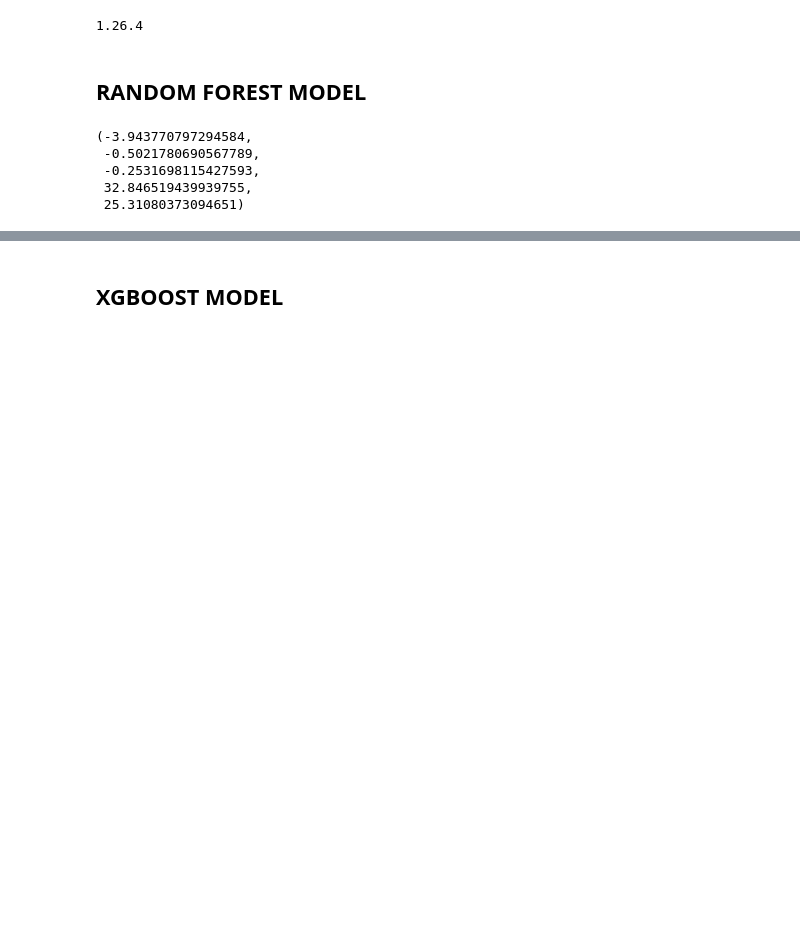
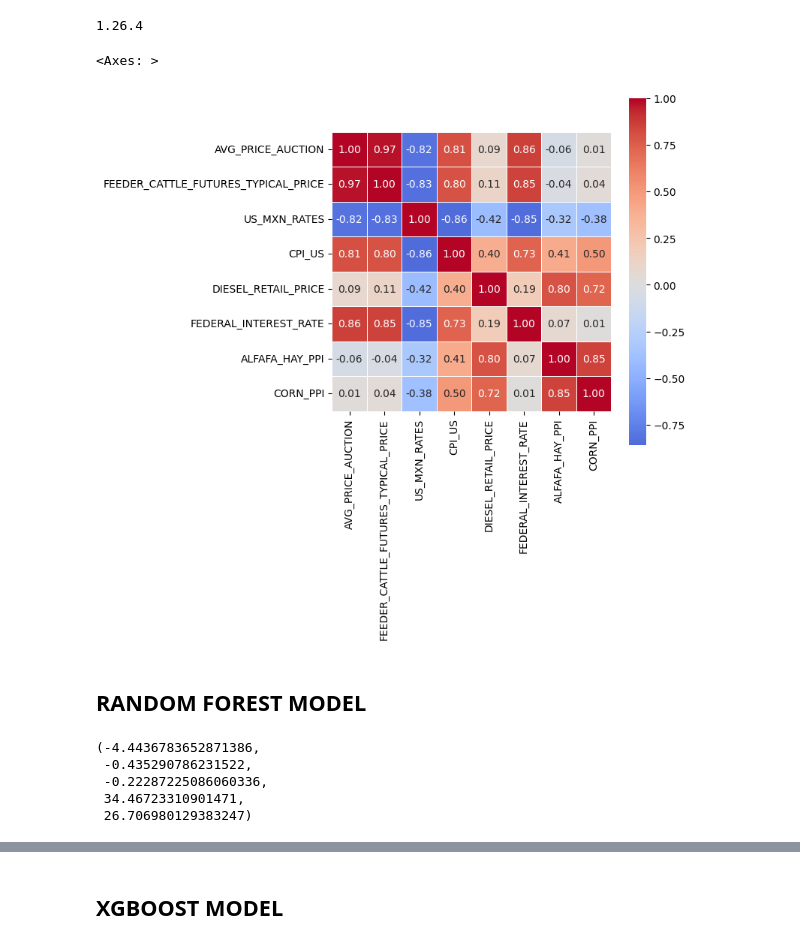
Before and after one commit to JBL168/beef_value_chain_project_spring_2025, a Jupyter notebook: modeling.ipynb, the cells around one changed output, grey strips where cells are left out. Saved outputs shown, nothing was run; the diff lists cells and outputs as text; code cells hidden in the pictures; blank space fills up the shorter version.

```diff
--- a/modeling.ipynb
+++ b/modeling.ipynb
@@ -35,8 +37,19 @@ data['DIESEL_RETAIL_PRICE'] = data['DIESEL_RETAIL_PRICE'] * (base_cpi/data['CPI_
 data['DATE'] = pd.to_datetime(data['DATE'])
 
 # ['avg_price_steers_ML1', 'avg_price_steers_ML1_2', 'avg_price_heifers_ML1', 'avg_price_heifers_ML1_2', 'CPI_US', 'NATIONAL_AUCTION_SALES','NATIONAL_TOTAL_SALES', 'TEXAS_AUCTION_SALES']
-data = data.sort_values('DATE', ignore_index=True).set_index('DATE').drop(['avg_price_steers_ML1', 'avg_price_steers_ML1_2', 'avg_price_heifers_ML1', 'avg_price_heifers_ML1_2', 'NATIONAL_AUCTION_SALES','NATIONAL_TOTAL_SALES', 'TEXAS_AUCTION_SALES'], axis=1)
+# data = data.sort_values('DATE', ignore_index=True).set_index('DATE').drop(['avg_price_steers_ML1', 'avg_price_steers_ML1_2', 'avg_price_heifers_ML1', 'avg_price_heifers_ML1_2', 'NATIONAL_AUCTION_SALES','NATIONAL_TOTAL_SALES', 'TEXAS_AUCTION_SALES', 'CORN_FUTURES_TYPICAL_PRICE', 'DIESEL_RETAIL_PRICE'], axis=1)
+data = data.sort_values('DATE', ignore_index=True).set_index('DATE').drop(['avg_price_steers_ML1', 'avg_price_steers_ML1_2', 'avg_price_heifers_ML1', 'avg_price_heifers_ML1_2', 'NATIONAL_AUCTION_SALES','NATIONAL_TOTAL_SALES', 'TEXAS_AUCTION_SALES', 'CORN_FUTURES_TYPICAL_PRICE'], axis=1)
 # print(data.head())
+# %%
+# CREATE A CORRELATION MATRIX
+correlation_matrix = data.corr()
+
+# CREATE HEATMAP
+plt.figure(figsize=(6,6))
+sns.heatmap(correlation_matrix, annot=True, cmap='coolwarm', center=0, fmt='.2f', square=True, linewidths=0.5)
+# %% [output]
+<Axes: >
+[figure, added]
 # %%
 def print_metrics(X_test, y_test, y_pred): # Helper function to print model metrics
     r2 = r2_score(y_test, y_pred) # R²
@@ -76,9 +89,13 @@ y = data['AVG_PRICE_AUCTION']
 # # SPLIT DATA INTO 80/20 TRAINING TESTING SETS
 # X_train, X_test, y_train, y_test = train_test_split(X, y, test_size=0.2, random_state=42)
 
-train_size = int(len(data) * 0.8)
+train_size = int(len(data.index) * 0.8)
 train_data = data.iloc[:train_size]
 test_data = data.iloc[train_size:]
+
+# print(train_data.to_string())
+# plt.plot(train_data['FEEDER_CATTLE_FUTURES_TYPICAL_PRICE'])
+
 X_train = train_data.drop('AVG_PRICE_AUCTION', axis=1)
 y_train = train_data['AVG_PRICE_AUCTION']
 X_test = test_data.drop('AVG_PRICE_AUCTION', axis=1)
@@ -94,8 +111,8 @@ rf_pred = rf_regressor.predict(X_test)
 # EVALUATING MODEL PERFORMANCE
 print_metrics(X_test, y_test, rf_pred)
 # %% [output]
-(-3.943770797294584,
- -0.5021780690567789,
- -0.2531698115427593,
- 32.846519439939755,
- 25.31080373094651)
+(-4.4436783652871386,
+ -0.435290786231522,
+ -0.22287225086060336,
+ 34.46723310901471,
+ 26.706980129383247)
```
Also changed, not shown: parts of 10 cells of this notebook.
